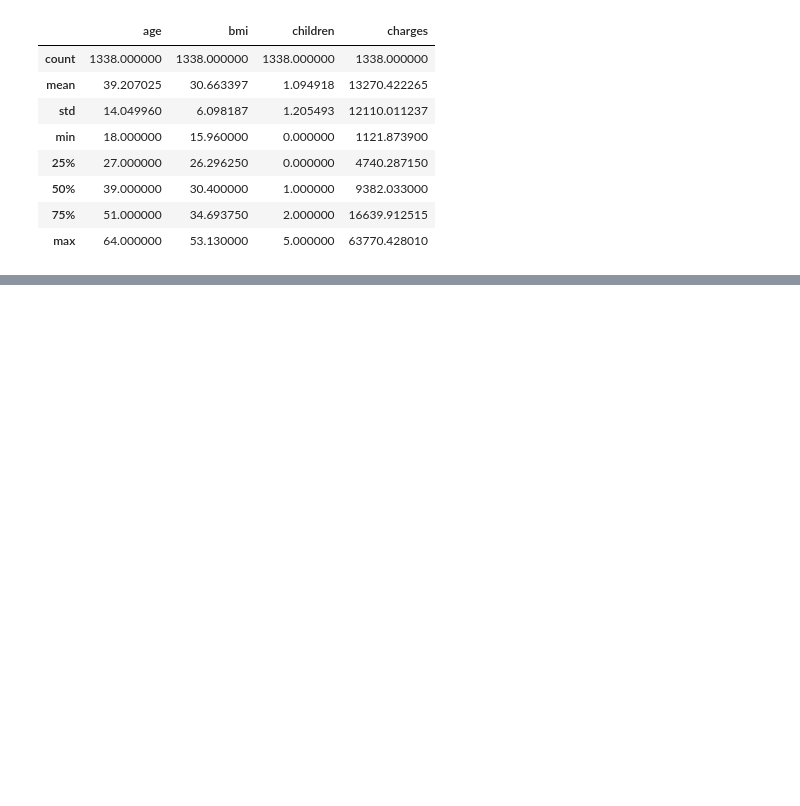
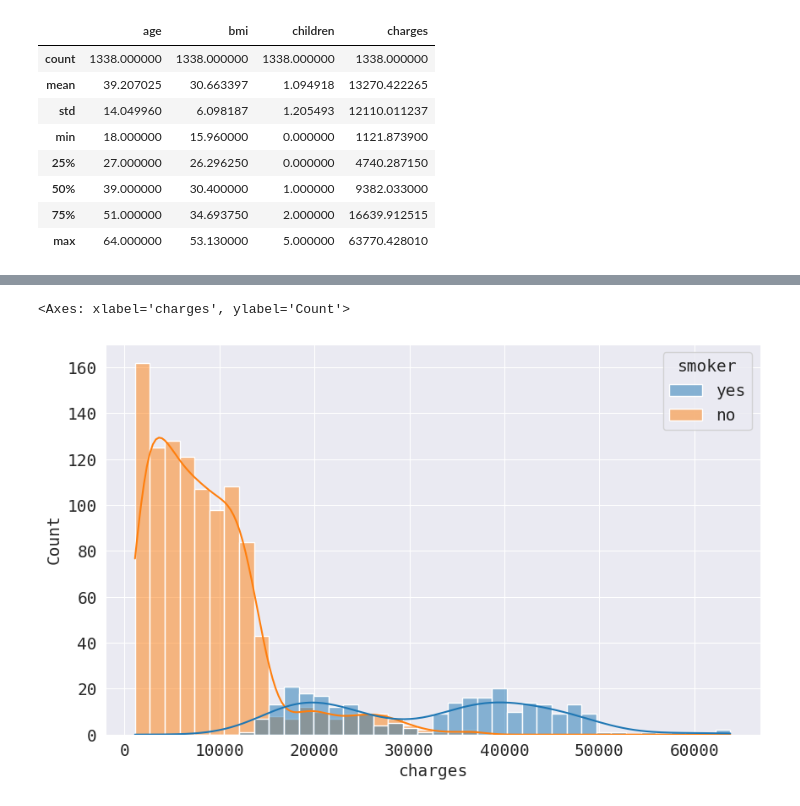
Before and after one commit to Gopal-Natarajan/Machine-learning, a Jupyter notebook: Medical_charges_machine_learning_project.ipynb, the cells around one changed output, grey strips where cells are left out. Saved outputs shown, nothing was run; the diff lists cells and outputs as text; code cells hidden in the pictures; blank space fills up the shorter version.

```diff
--- a/Medical_charges_machine_learning_project.ipynb
+++ b/Medical_charges_machine_learning_project.ipynb
@@ -91,0 +101,5 @@ medical_df.describe()
+# %%
+sns.histplot(data=medical_df, x='charges', kde=True, bins=40, hue='smoker')
+# %% [output]
+<Axes: xlabel='charges', ylabel='Count'>
+[figure, added]
```
Also changed, not shown: parts of 12 cells of this notebook.
